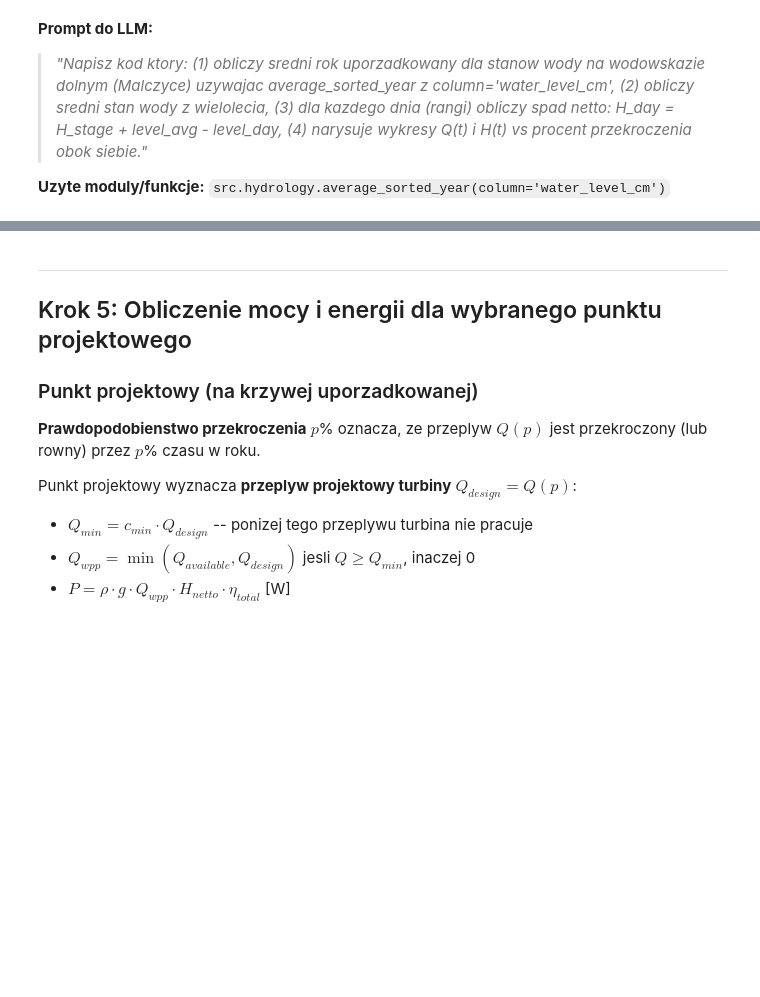
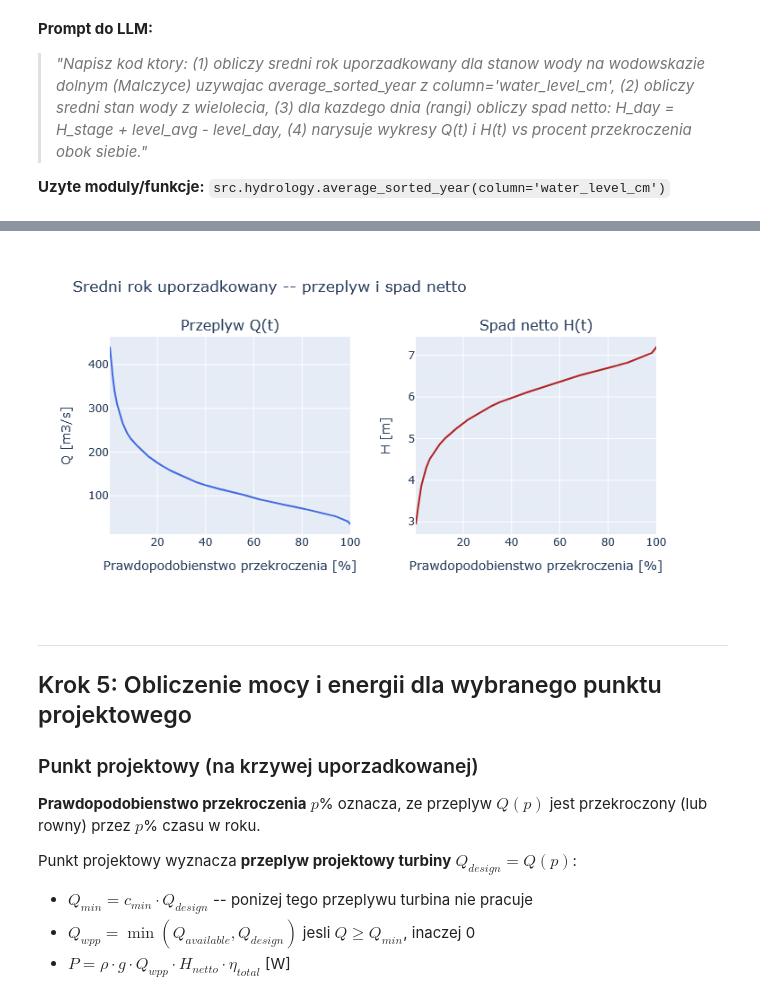
Before and after one commit to amachalski/hydropower-notebooks, a Jupyter notebook: notebooks/05_power_production.ipynb, the cells around one changed output, grey strips where cells are left out. Cells and saved outputs as stored; diff of their text form; code cells hidden in the pictures; blank space fills up the shorter version.

```diff
--- a/notebooks/05_power_production.ipynb
+++ b/notebooks/05_power_production.ipynb
@@ -382,23 +479,25 @@ print(f'Spad przy srednim stanie wody: {params["H_gross"]:.3f} m (= H_stage)')
 # %%
 # Wykres: Q(t) i H(t) vs procent przekroczenia
-fig = make_subplots(rows=1, cols=2,
+fig2 = make_subplots(rows=1, cols=2,
     subplot_titles=['Przeplyw Q(t)', 'Spad netto H(t)'],
     horizontal_spacing=0.12)
 
 pct = avg_year['exceedance_pct'].values
 
-fig.add_trace(go.Scatter(x=pct, y=Q_sorted, mode='lines',
+fig2.add_trace(go.Scatter(x=pct, y=Q_sorted, mode='lines',
     line=dict(color='royalblue', width=2), name='Q'), row=1, col=1)
-fig.add_trace(go.Scatter(x=pct, y=H_net, mode='lines',
+fig2.add_trace(go.Scatter(x=pct, y=H_net, mode='lines',
     line=dict(color='firebrick', width=2), name='H'), row=1, col=2)
 
-fig.update_xaxes(title_text='Prawdopodobienstwo przekroczenia [%]', row=1, col=1)
-fig.update_xaxes(title_text='Prawdopodobienstwo przekroczenia [%]', row=1, col=2)
-fig.update_yaxes(title_text='Q [m3/s]', row=1, col=1)
-fig.update_yaxes(title_text='H [m]', row=1, col=2)
-fig.update_layout(height=400, showlegend=False,
+fig2.update_xaxes(title_text='Prawdopodobienstwo przekroczenia [%]', row=1, col=1)
+fig2.update_xaxes(title_text='Prawdopodobienstwo przekroczenia [%]', row=1, col=2)
+fig2.update_yaxes(title_text='Q [m3/s]', row=1, col=1)
+fig2.update_yaxes(title_text='H [m]', row=1, col=2)
+fig2.update_layout(height=400, showlegend=False,
     title_text='Sredni rok uporzadkowany -- przeplyw i spad netto')
-fig.show()
+fig2.show()
+# %% [output]
+[figure, added]
 # %% [markdown]
 ---
 ## Krok 5: Obliczenie mocy i energii dla wybranego punktu projektowego
```
Also changed, not shown: parts of 14 cells of this notebook, 15 other files.
